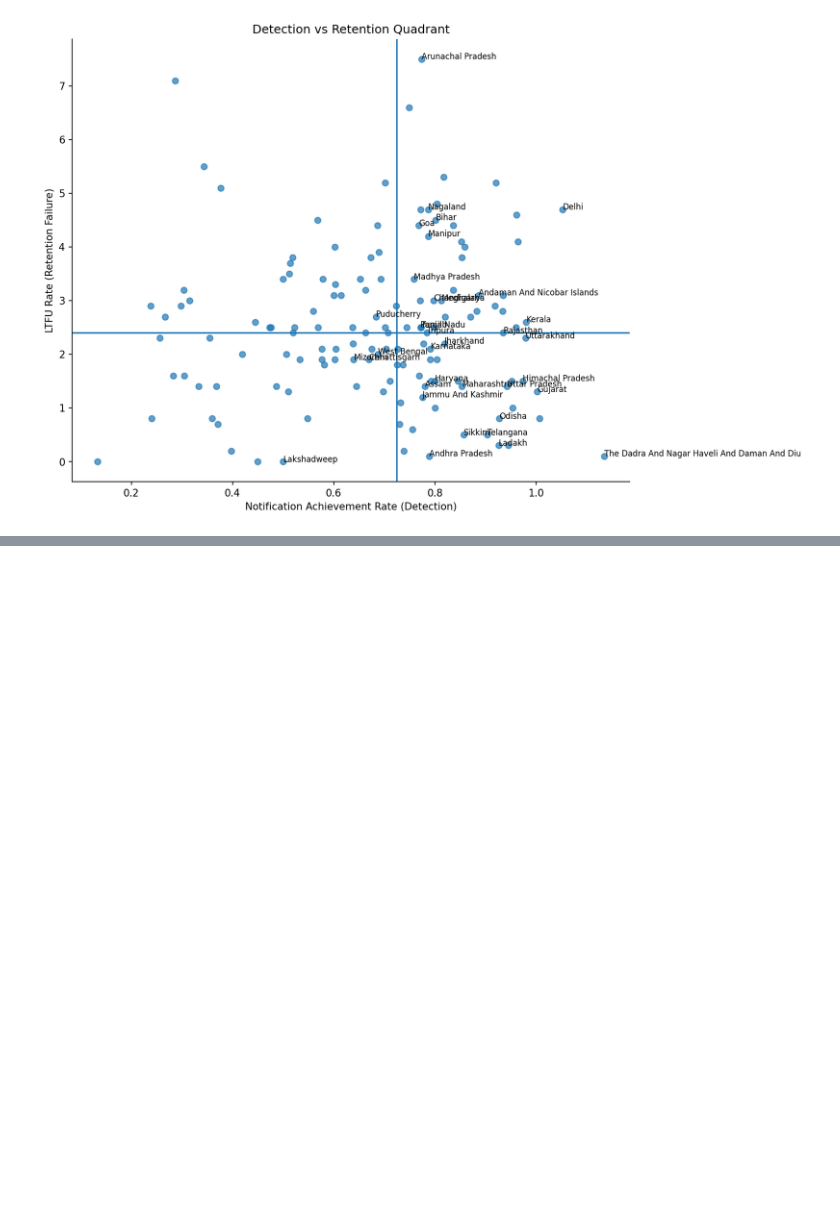
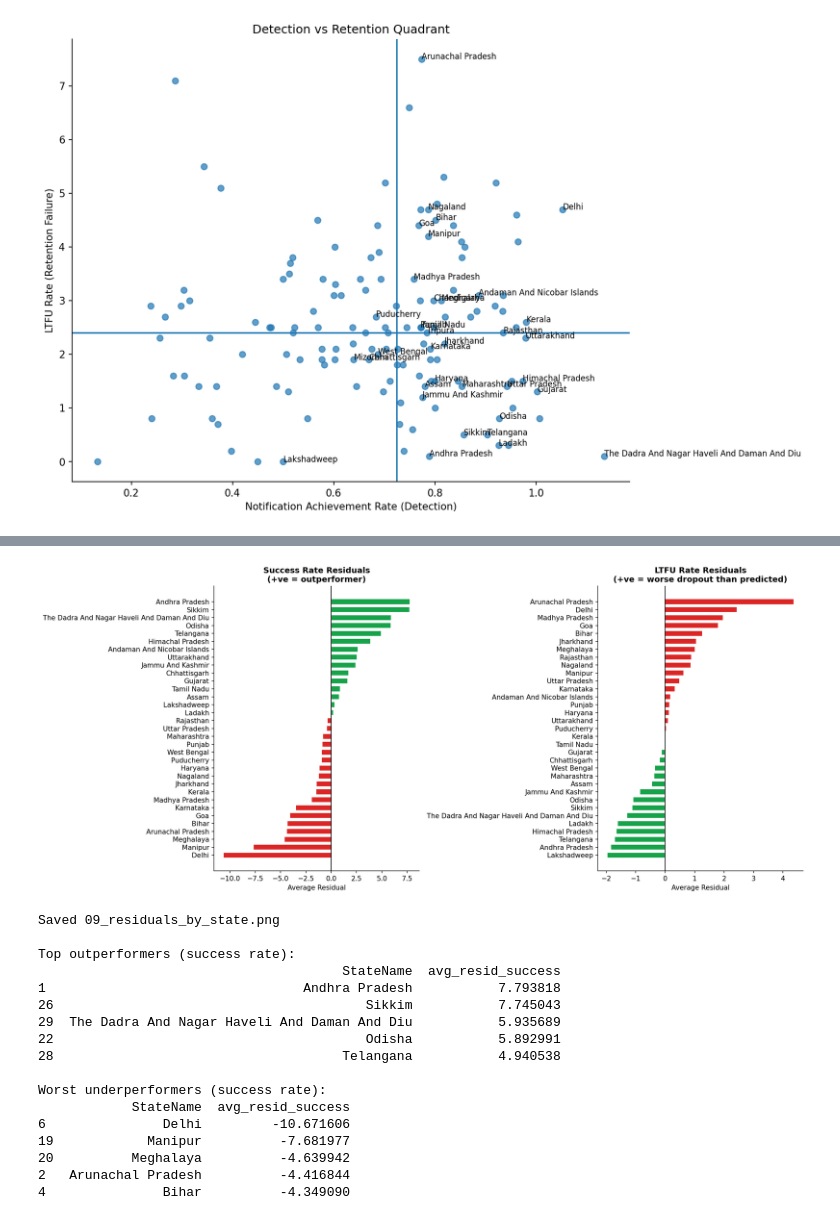
Before and after one commit to PranavAnand587/TB-Analysis, a Jupyter notebook: main.ipynb, the cells around one changed output, grey strips where cells are left out. Drawn from its saved outputs; the diff is of its cells as text; code cells hidden in the pictures; blank space fills up the shorter version.

```diff
--- a/main.ipynb
+++ b/main.ipynb
@@ -1524,0 +1601,13 @@ plt.show()
+# %%
+# ── MODEL B: LTFU (retention failure) ────────────────────────────────────────
+formula_B = ("ltfu_rate ~ lab_tech_fill_rate + phc_doctor_fill_rate "
+             "+ stunting_pct + improved_sanitation_pct + oop_per_hospitalisation")
+
+model_B = smf.ols(formula_B, data=spec1).fit(
+    cov_type='cluster',
+    cov_kwds={'groups': spec1['StateCode']}
+)
+print("=" * 60)
+print("MODEL B — LTFU Rate (SPEC1, N=120)")
+print("=" * 60)
+print(model_B.summary2())
@@ -1524,0 +1722,59 @@ plt.show()
+# %%
+# ── RESIDUAL ANALYSIS — which states are outliers? ────────────────────────────
+# Large positive residual = doing better than predicted (over-performer)
+# Large negative residual = doing worse than predicted (under-performer)
+
+spec1_copy = spec1.copy()
+spec1_copy["resid_A"] = model_A.resid
+spec1_copy["resid_B"] = model_B.resid
+
+state_resid = (
+    spec1_copy.groupby("StateName")[["resid_A", "resid_B"]]
+              .mean()
+              .reset_index()
+              .rename(columns={
+                  "resid_A": "avg_resid_success",
+                  "resid_B": "avg_resid_ltfu"
+              })
+)
+
+fig, axes = plt.subplots(1, 2, figsize=(16, 7))
+for ax, (col, title, color_pos, color_neg) in zip(axes, [
+    ("avg_resid_success", "Success Rate Residuals\n(+ve = outperformer)", GREEN, RED),
+    ("avg_resid_ltfu",    "LTFU Rate Residuals\n(+ve = worse dropout than predicted)", RED, GREEN),
+]):
+    df_sorted = state_resid.sort_values(col)
+    colors = [color_pos if v > 0 else color_neg for v in df_sorted[col]]
+    ax.barh(df_sorted["StateName"], df_sorted[col],
+            color=colors, edgecolor="white", height=0.7)
+    ax.axvline(0, color="black", lw=1)
+    ax.set_title(title, fontweight="bold")
+    ax.set_xlabel("Average Residual")
+
+plt.tight_layout()
+plt.savefig(FIG_DIR / "09_residuals_by_state.png", bbox_inches="tight")
+plt.show()
+print("Saved 09_residuals_by_state.png")
+print("\nTop outperformers (success rate):")
+print(state_resid.nlargest(5, "avg_resid_success")[["StateName","avg_resid_success"]])
+print("\nWorst underperformers (success rate):")
+print(state_resid.nsmallest(5, "avg_resid_success")[["StateName","avg_resid_success"]])
+# %% [output]
+[figure, added]
+Saved 09_residuals_by_state.png
+
+Top outperformers (success rate):
+                                       StateName  avg_resid_success
+1                                 Andhra Pradesh           7.793818
+26                                        Sikkim           7.745043
+29  The Dadra And Nagar Haveli And Daman And Diu           5.935689
+22                                        Odisha           5.892991
+28                                     Telangana           4.940538
+
+Worst underperformers (success rate):
+            StateName  avg_resid_success
+6               Delhi         -10.671606
+19            Manipur          -7.681977
+20          Meghalaya          -4.639942
+2   Arunachal Pradesh          -4.416844
+4               Bihar          -4.349090
```
Also changed, not shown: parts of 34 cells of this notebook, 17 other files.
